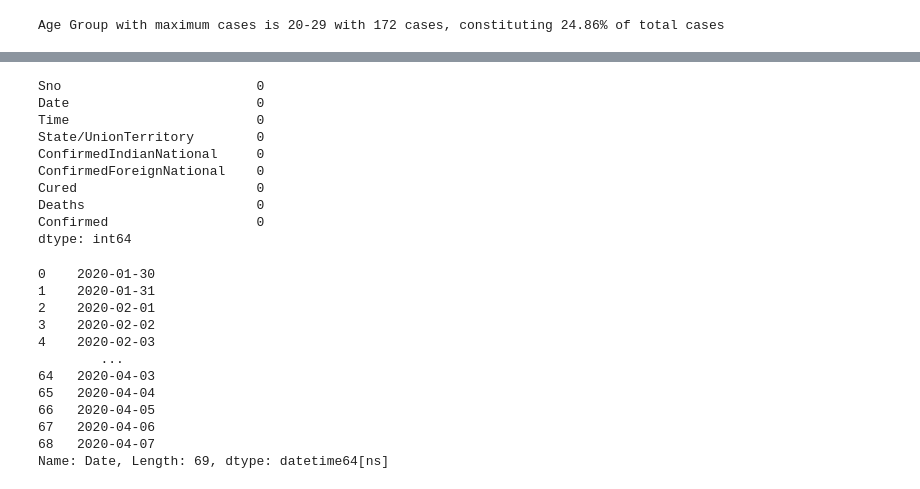
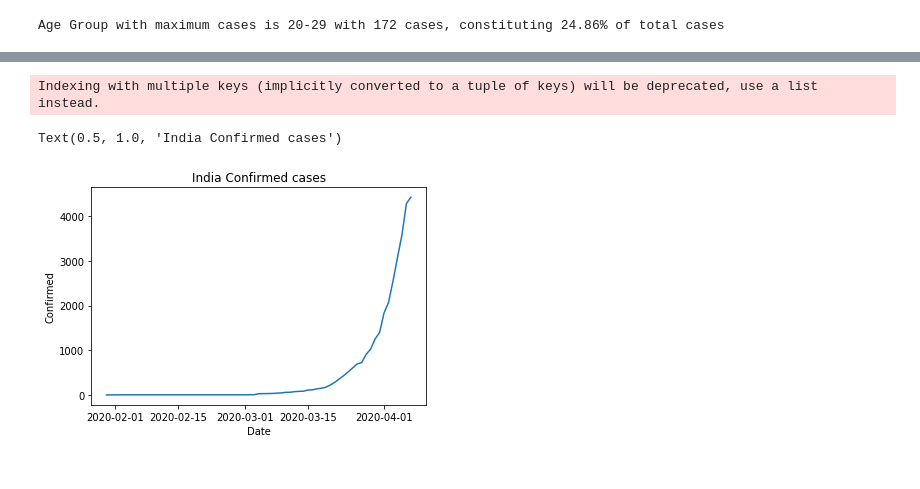
Before and after one commit to Kamesh-K/CH5019-Project, a Jupyter notebook: Question_3/Question_3.ipynb, the cells around one changed output, grey strips where cells are left out. Cells and saved outputs as stored; diff of their text form; code cells hidden in the pictures.

```diff
--- a/Question_3/Question_3.ipynb
+++ b/Question_3/Question_3.ipynb
@@ -50,13 +35,0 @@ Name: Date, Length: 739, dtype: datetime64[ns]
-# %%
-CovidIndia.isnull().sum()
-# %% [output]
-Sno                         0
-Date                        0
-Time                        0
-State/UnionTerritory        0
-ConfirmedIndianNational     0
-ConfirmedForeignNational    0
-Cured                       0
-Deaths                      0
-Confirmed                   0
-dtype: int64
@@ -65,16 +36,7 @@ CovidIndia=CovidIndia[['Date','State/UnionTerritory','Cured','Deaths','Confirmed
 # %%
 graph = CovidIndia.groupby('Date')['Cured', 'Deaths', 'Confirmed'].sum().reset_index()
-graph['Date']
+sns.lineplot(graph['Date'],graph['Confirmed']).set_title("India Confirmed cases")
 # %% [output]
-0    2020-01-30
-1    2020-01-31
-2    2020-02-01
-3    2020-02-02
-4    2020-02-03
-        ...
-64   2020-04-03
-65   2020-04-04
-66   2020-04-05
-67   2020-04-06
-68   2020-04-07
-Name: Date, Length: 69, dtype: datetime64[ns]
+Indexing with multiple keys (implicitly converted to a tuple of keys) will be deprecated, use a list instead.
+Text(0.5, 1.0, 'India Confirmed cases')
+[figure, added]
```
Also changed, not shown: parts of 10 cells of this notebook.
